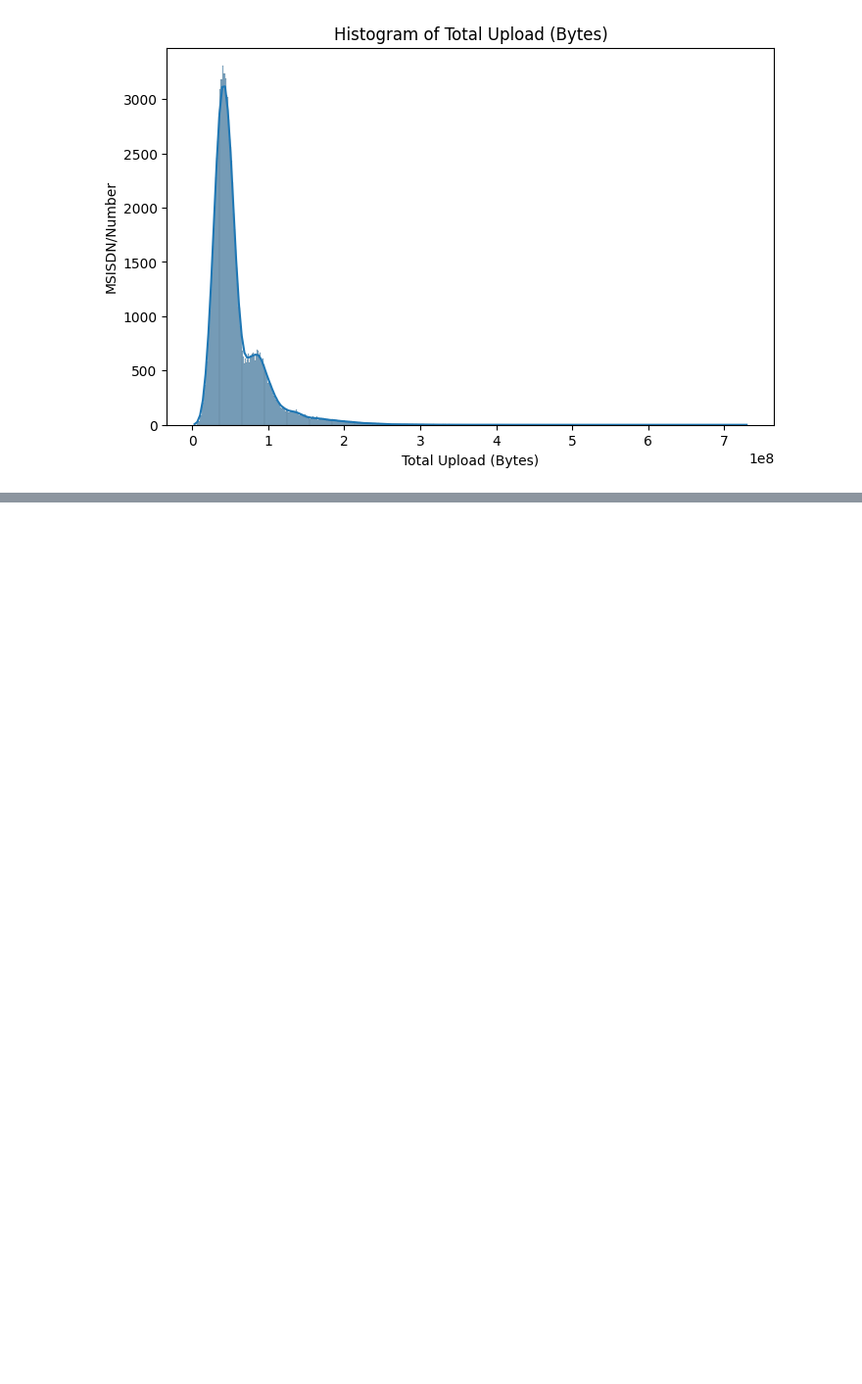
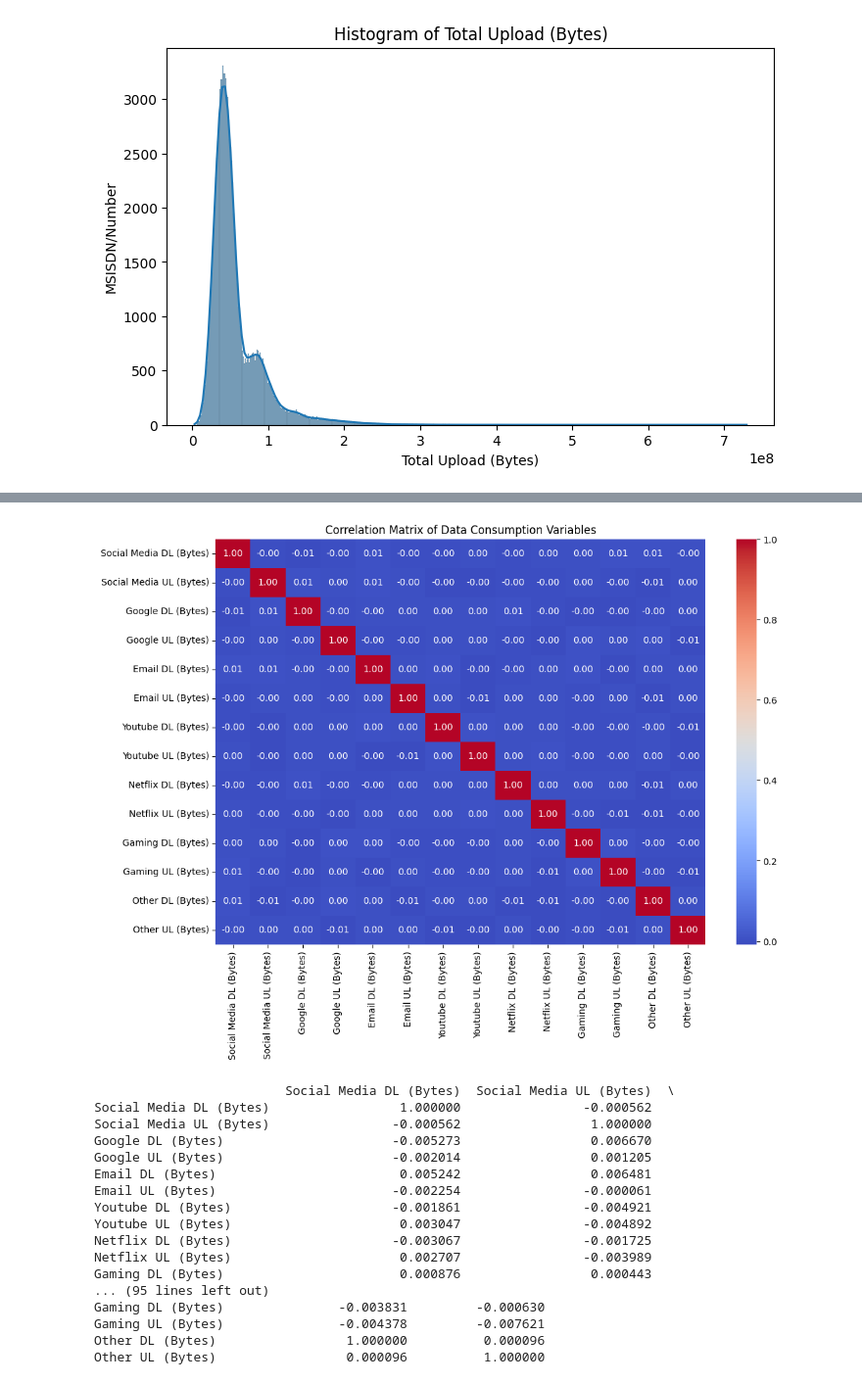
Before and after one commit to samsoneul/10ac_week1_telecom_analysis, a Jupyter notebook: notebooks/analysis.ipynb, the cells around one changed output, grey strips where cells are left out. Shown at 98% size. Saved outputs shown, nothing was run; the diff lists cells and outputs as text; code cells hidden in the pictures; blank space fills up the shorter version.

```diff
--- a/notebooks/analysis.ipynb
+++ b/notebooks/analysis.ipynb
@@ -260,0 +492,13 @@ for variable in selected_variables:
+# %%
+df['Total Duration (ms)'] = df['Dur. (ms)'] + df['Dur. (ms).1']  # Assuming 'Dur. (ms)' and 'Dur. (ms).1' are the session durations
+total_duration_per_user = df.groupby('MSISDN/Number')['Total Duration (ms)'].sum().reset_index()
+
+# Calculate deciles based on the total duration
+total_duration_per_user['Decile'] = pd.qcut(total_duration_per_user['Total Duration (ms)'], 10, labels=False) + 1
+
+# Compute the total data volume (DL+UL) per decile class
+total_data_per_decile = df.merge(total_duration_per_user[['MSISDN/Number', 'Decile']], on='MSISDN/Number', how='inner') \
+                           .groupby('Decile')[['Total UL (Bytes)', 'Total DL (Bytes)']].sum()
+
+# Display the total data volume (DL+UL) per decile class
+print(total_data_per_decile)
@@ -260,0 +518,44 @@ for variable in selected_variables:
+# %%
+selected_cols = [
+    'Social Media DL (Bytes)', 'Social Media UL (Bytes)',
+    'Google DL (Bytes)', 'Google UL (Bytes)',
+    'Email DL (Bytes)', 'Email UL (Bytes)',
+    'Youtube DL (Bytes)', 'Youtube UL (Bytes)',
+    'Netflix DL (Bytes)', 'Netflix UL (Bytes)',
+    'Gaming DL (Bytes)', 'Gaming UL (Bytes)',
+    'Other DL (Bytes)', 'Other UL (Bytes)'
+]
+
+# Create a subset DataFrame containing only the selected columns
+subset_df = df[selected_cols]
+
+# Compute the correlation matrix
+correlation_matrix = subset_df.corr()
+
+# Plot the correlation matrix using a heatmap
+plt.figure(figsize=(12, 8))
+sns.heatmap(correlation_matrix, annot=True, cmap='coolwarm', fmt=".2f", annot_kws={"size": 10})
+plt.title('Correlation Matrix of Data Consumption Variables')
+plt.show()
+
+# Display the correlation matrix
+print(correlation_matrix)
+# %% [output]
+[figure, added]
+                         Social Media DL (Bytes)  Social Media UL (Bytes)  \
+Social Media DL (Bytes)                 1.000000                -0.000562
+Social Media UL (Bytes)                -0.000562                 1.000000
+Google DL (Bytes)                      -0.005273                 0.006670
+Google UL (Bytes)                      -0.002014                 0.001205
+Email DL (Bytes)                        0.005242                 0.006481
+Email UL (Bytes)                       -0.002254                -0.000061
+Youtube DL (Bytes)                     -0.001861                -0.004921
+Youtube UL (Bytes)                      0.003047                -0.004892
+Netflix DL (Bytes)                     -0.003067                -0.001725
+Netflix UL (Bytes)                      0.002707                -0.003989
+Gaming DL (Bytes)                       0.000876                 0.000443
+... (95 lines left out)
+Gaming DL (Bytes)               -0.003831         -0.000630
+Gaming UL (Bytes)               -0.004378         -0.007621
+Other DL (Bytes)                 1.000000          0.000096
+Other UL (Bytes)                 0.000096          1.000000
```
Also changed, not shown: parts of 12 cells of this notebook, 1 other file.
